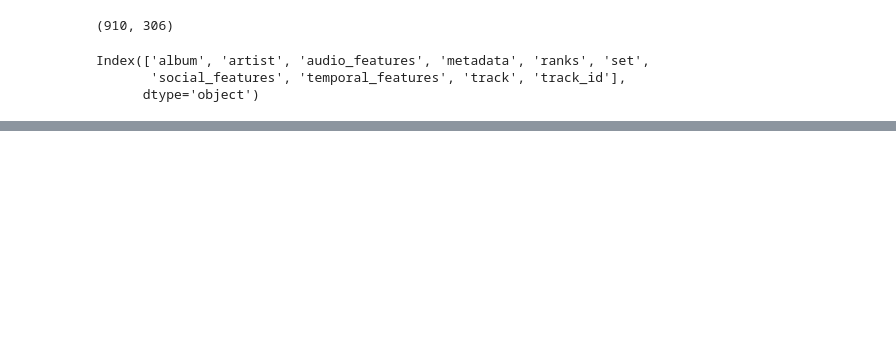
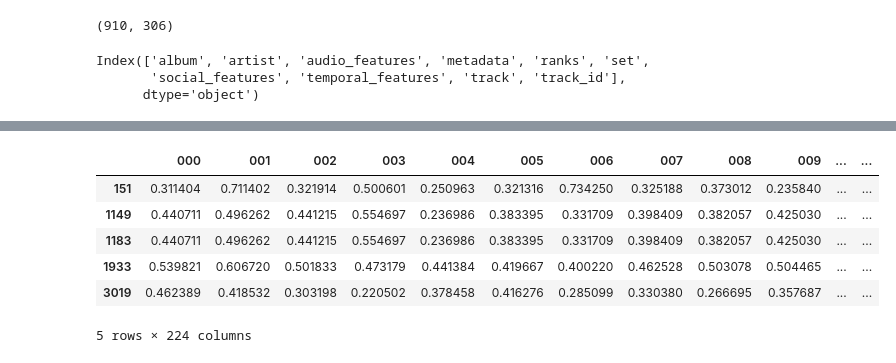
Before and after one commit to cayasryan/AI-201-Final-Project, a Jupyter notebook: data-preparation/feature-extraction/extract_music_feats.ipynb, the cells around one changed output, grey strips where cells are left out. Cells and saved outputs as stored; diff of their text form; code cells hidden in the pictures; blank space fills up the shorter version.

```diff
--- a/data-preparation/feature-extraction/extract_music_feats.ipynb
+++ b/data-preparation/feature-extraction/extract_music_feats.ipynb
@@ -30,0 +58,10 @@ Index(['album', 'artist', 'audio_features', 'metadata', 'ranks', 'set',
+# %%
+features.temporal_features.head() #what is this?
+# %% [output]
+|  | 000 | 001 | 002 | 003 | 004 | 005 | 006 | 007 | 008 | 009 | ... | ... |
+| 151 | 0.311404 | 0.711402 | 0.321914 | 0.500601 | 0.250963 | 0.321316 | 0.734250 | 0.325188 | 0.373012 | 0.235840 | ... | ... |
+| 1149 | 0.440711 | 0.496262 | 0.441215 | 0.554697 | 0.236986 | 0.383395 | 0.331709 | 0.398409 | 0.382057 | 0.425030 | ... | ... |
+| 1183 | 0.440711 | 0.496262 | 0.441215 | 0.554697 | 0.236986 | 0.383395 | 0.331709 | 0.398409 | 0.382057 | 0.425030 | ... | ... |
+| 1933 | 0.539821 | 0.606720 | 0.501833 | 0.473179 | 0.441384 | 0.419667 | 0.400220 | 0.462528 | 0.503078 | 0.504465 | ... | ... |
+| 3019 | 0.462389 | 0.418532 | 0.303198 | 0.220502 | 0.378458 | 0.416276 | 0.285099 | 0.330380 | 0.266695 | 0.357687 | ... | ... |
+5 rows × 224 columns
```
Also changed, not shown: parts of 12 cells of this notebook, 1 other file.
